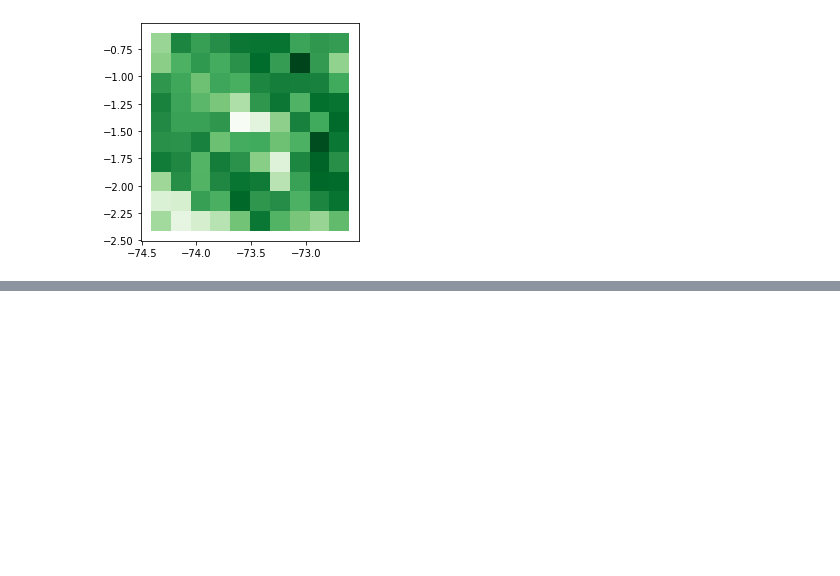
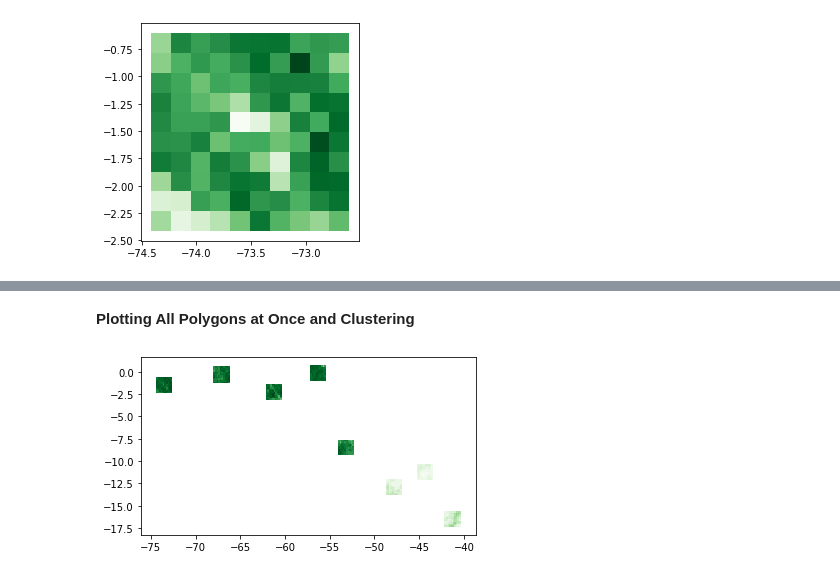
Before and after one commit to 4C-Guided-Team-Challenge/drought-with-gedi, a Jupyter notebook: notebooks/exploratory/EcosystemClustering.ipynb, the cells around one changed output, grey strips where cells are left out. Drawn from its saved outputs; the diff is of its cells as text; code cells hidden in the pictures; blank space fills up the shorter version.

```diff
--- a/notebooks/exploratory/EcosystemClustering.ipynb
+++ b/notebooks/exploratory/EcosystemClustering.ipynb
@@ -197,0 +249,40 @@ grid_3
+# %%
+grid_10_all.append(grid_10_p1)
+grid_10_all.append(grid_10_p2)
+grid_10_all.append(grid_10_p3)
+grid_10_all.append(grid_10_p4)
+grid_10_all.append(grid_10_p5)
+grid_10_all.append(grid_10_p6)
+grid_10_all.append(grid_10_p7)
+grid_10_all.append(grid_10_p8)
+# %%
+with open("/maps-priv/maps/drought-with-gedi/gedi_data/grid_10", "wb") as fp:
+    pickle.dump(grid_10_all, fp)
+    fp.close()
+# %%
+with open("/maps-priv/maps/drought-with-gedi/gedi_data/grid_10", "rb") as fp:
+    grid_10 = pickle.load(fp)
+# %% [markdown]
+<b> Plotting All Polygons at Once and Clustering </b>
+# %%
+def plot_raster_all(r, grid, shape, var):
+
+    cells = pd.DataFrame()
+
+    for polygon in range(1,9):
+        cells = pd.concat([cells, grid_cells(r, shape, polygon)])
+
+    means = []
+
+    for i in range(8):
+        for y in range(r):
+            for x in range(r):
+                means.append(grid[i][y][x][var].mean())
+
+    cells[var] = means
+
+    cells.plot(column = var, cmap = "Greens")
+# %%
+plot_raster_all(10,grid_10,shape,"pai")
+# %% [output]
+[figure, added]
```
Also changed, not shown: parts of 22 cells of this notebook.
